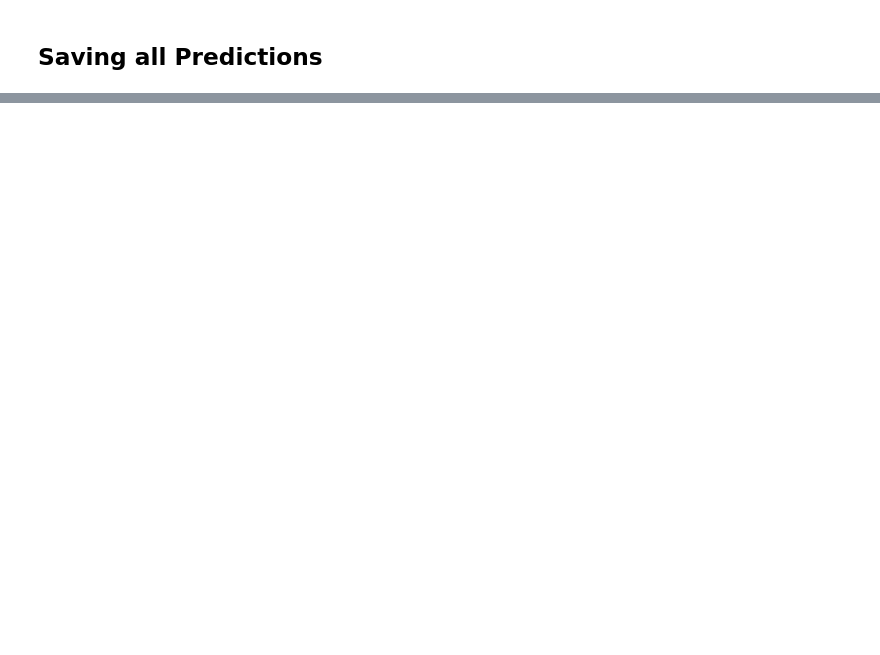
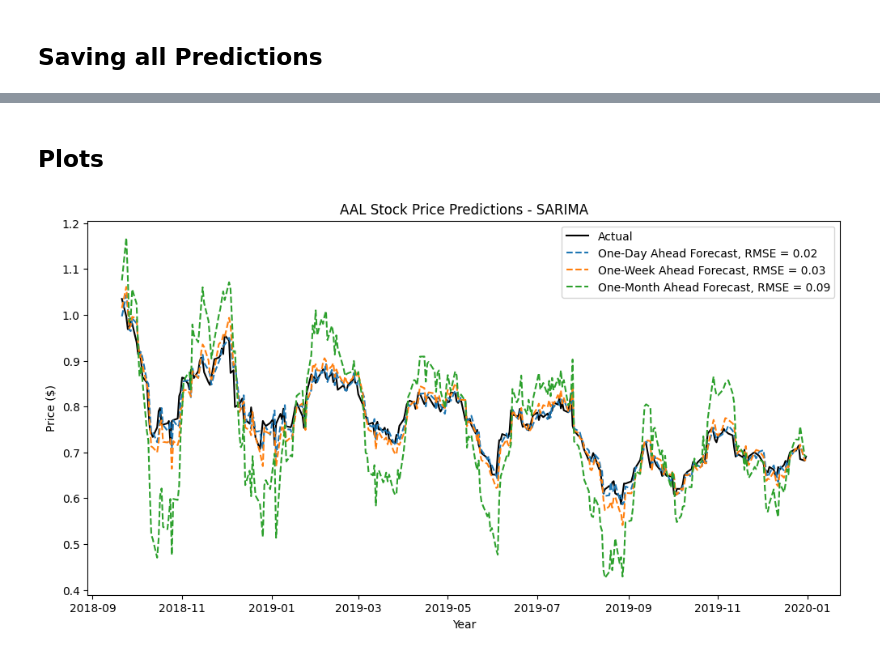
Before and after one commit to wr0om/FintechProject, a Jupyter notebook: Yarden.ipynb, the cells around one changed output, grey strips where cells are left out. Cells and saved outputs as stored; diff of their text form; code cells hidden in the pictures; blank space fills up the shorter version.

Commit message:
added predictions and visualizations

```diff
--- a/Yarden.ipynb
+++ b/Yarden.ipynb
@@ -419,4 +437,0 @@ oma_pred_exogenous.to_csv('predictions_yarden/oma_pred_exogenous.csv')
-# %%
-data = pd.read_csv('data_final/with_xal.csv')
-test = data[data['set'] == 'test']
-oma_pred = pd.read_csv('predictions_yarden/oma_pred.csv')
@@ -568,0 +460,16 @@ ModuleNotFoundError: No module named 'yfinance'
+# %% [markdown]
+## Plots
+# %%
+first_test_day = test.index[0]
+plt.figure(figsize=(12, 6))
+plt.plot(test, label='Actual', color='black')
+plt.plot(oda_pred['Prediction'][first_test_day:], label=f'One-Day Ahead Forecast, RMSE = {rmse_oda:.2f}', linestyle='--')
+plt.plot(fda_pred['Prediction'][first_test_day:], label=f'One-Week Ahead Forecast, RMSE = {rmse_fda:.2f}', linestyle='--')
+plt.plot(oma_pred['Prediction'][first_test_day:], label=f'One-Month Ahead Forecast, RMSE = {rmse_oma:.2f}', linestyle='--')
+plt.title('AAL Stock Price Predictions - SARIMA')
+plt.xlabel('Year')
+plt.ylabel('Price ($)')
+plt.legend()
+plt.show()
+# %% [output]
+[figure, added]
```
Also changed, not shown: parts of 17 cells of this notebook, 22 other files.
